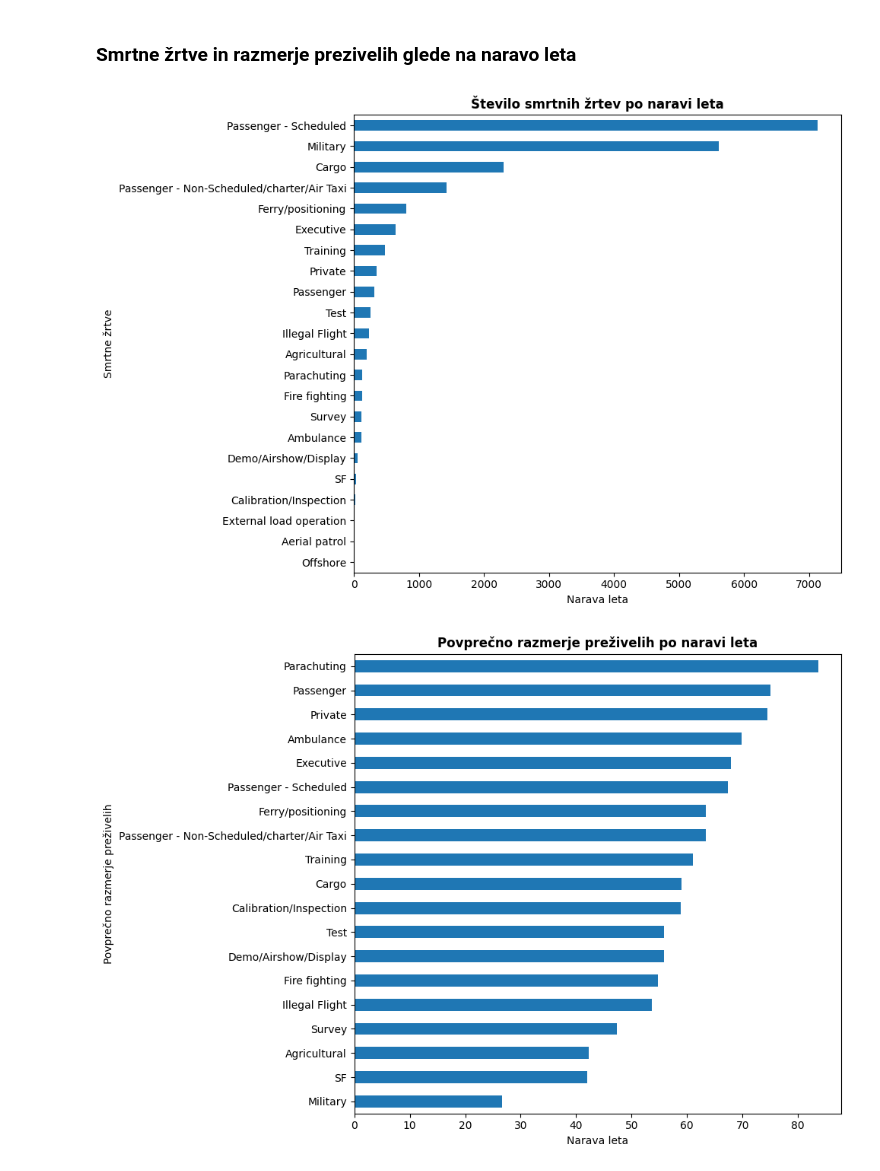
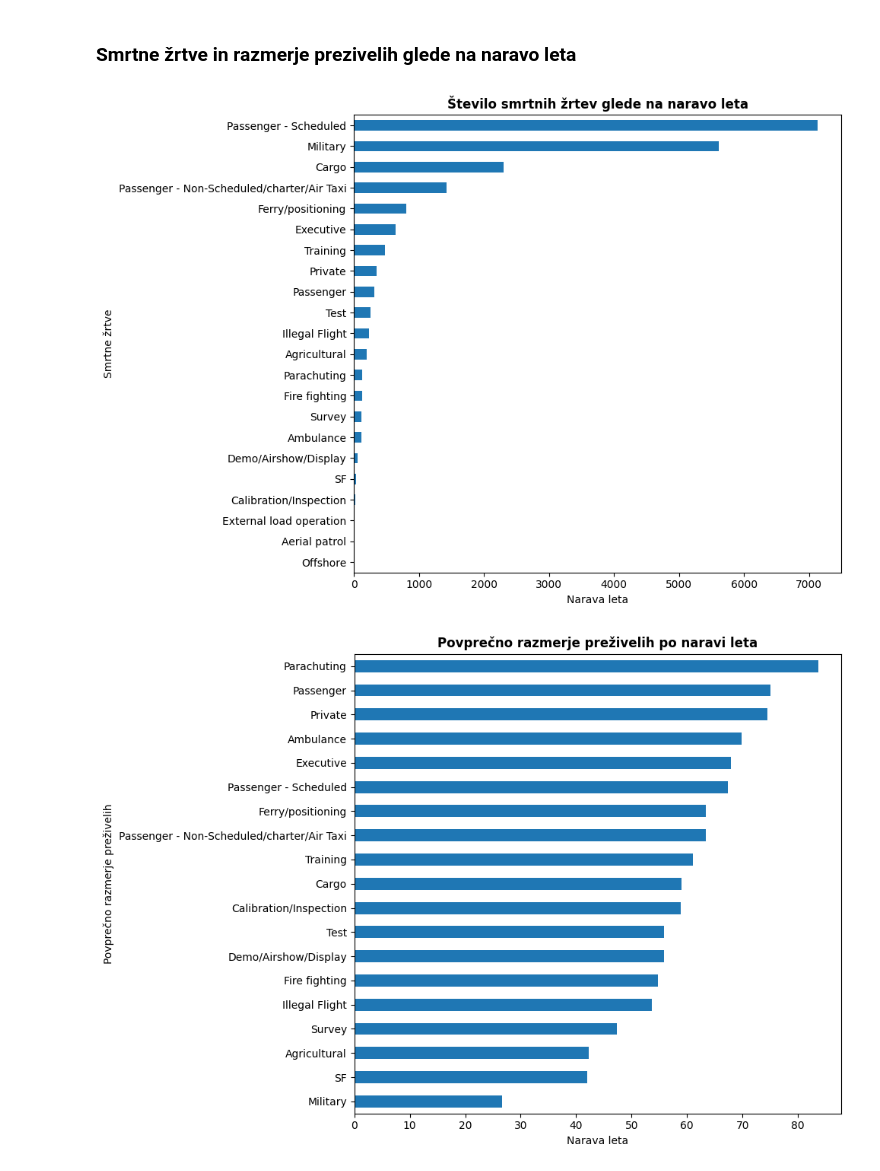
Before and after one commit to kajazefran/Projektna_naloga, a Jupyter notebook: analiza.ipynb, the cells around one changed output. Cells and saved outputs as stored; diff of their text form; code cells hidden in the pictures.

```diff
--- a/analiza.ipynb
+++ b/analiza.ipynb
@@ -15,8 +15,7 @@ barve = colormap.colors
 # %%
 meseci_slovar = {'January': 1, 'February': 2, 'March': 3, 'April': 4,
     'May': 5, 'June': 6, 'July': 7, 'August': 8,
-    'September': 9, 'October': 10, 'November': 11, 'December': 12, 'Ni podatka': 13
-}
+    'September': 9, 'October': 10, 'November': 11, 'December': 12, 'Ni podatka': 13}
 # %% [markdown]
 ### Tabela vseh nesreč
 # %%
@@ -156,13 +155,13 @@ tabela = letalske_nesrece.dropna(subset=['narava_leta', 'smrtne_zrtve'])
 primerjava = tabela.groupby('narava_leta')['smrtne_zrtve'].size().sort_values(ascending=False)
 # %%
 primerjava.plot.barh(figsize=(10,7))
-plt.title('Število smrtnih žrtev po naravi leta', fontweight='bold')
+plt.title('Število smrtnih žrtev glede na naravo leta', fontweight='bold')
 plt.ylabel('Smrtne žrtve')
 plt.xlabel('Narava leta')
 plt.gca().invert_yaxis()
 plt.tight_layout()
 # %% [output]
-[figure, old version]
+[figure, new version]
 # %%
 letalske_nesrece = letalske_nesrece.dropna()
 povprecno_razmerje = letalske_nesrece.groupby('narava_leta')['razmerje_prezivelih'].mean().sort_values(ascending=False)
```
Also changed, not shown: parts of 7 cells of this notebook.
